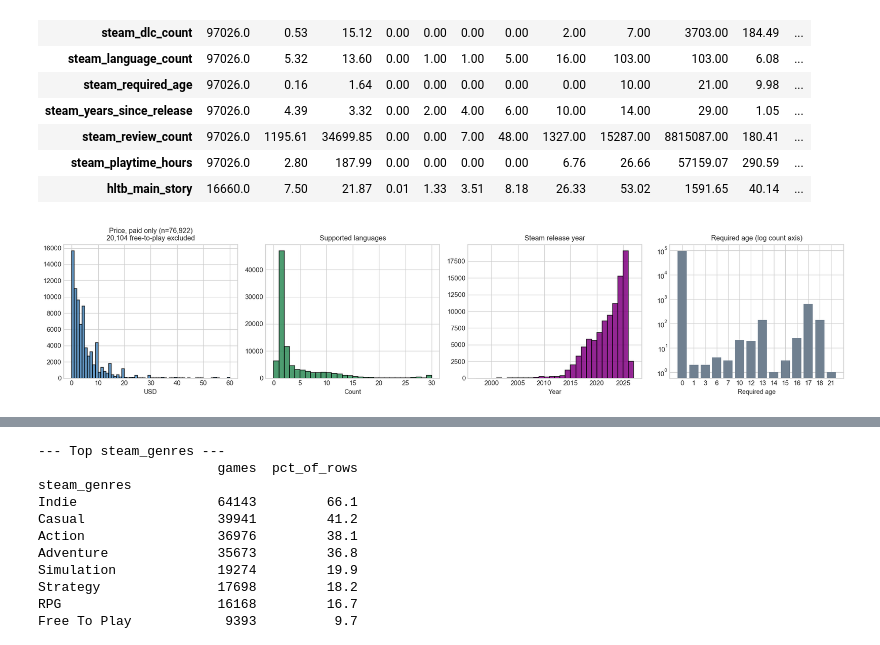
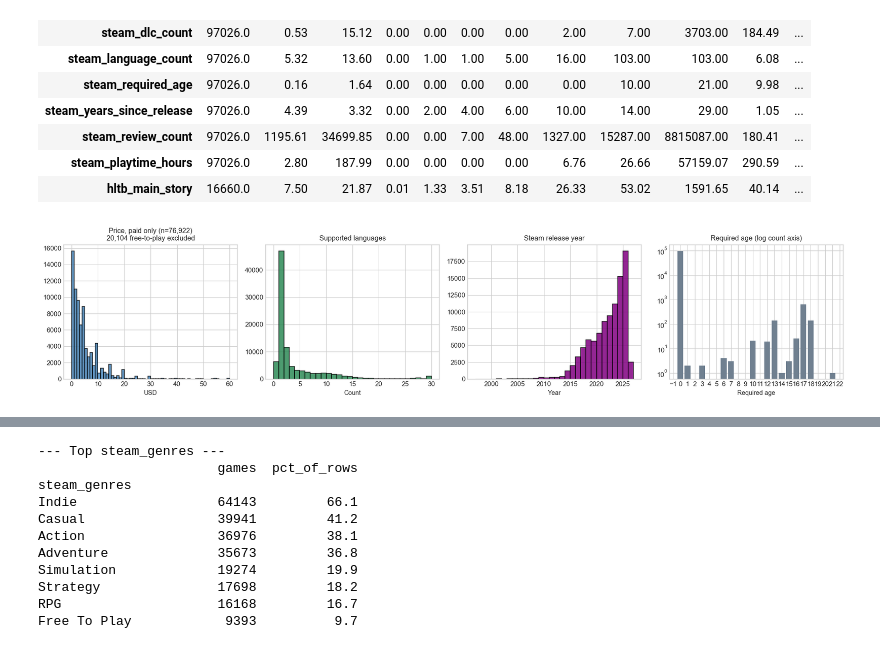
Before and after one commit to SinYang13/IS630, a Jupyter notebook: notebooks/01_eda.ipynb, the cells around one changed output, grey strips where cells are left out. Drawn from its saved outputs; the diff is of its cells as text; code cells hidden in the pictures.

```diff
--- a/notebooks/01_eda.ipynb
+++ b/notebooks/01_eda.ipynb
@@ -171,31 +189,33 @@ desc.round(2)
 | steam_playtime_hours | 97026.0 | 2.80 | 187.99 | 0.00 | 0.00 | 0.00 | 0.00 | 6.76 | 26.66 | 57159.07 | 290.59 | ... |
 | hltb_main_story | 16660.0 | 7.50 | 21.87 | 0.01 | 1.33 | 3.51 | 8.18 | 26.33 | 53.02 | 1591.65 | 40.14 | ... |
 # %%
+from matplotlib.ticker import MultipleLocator
 # Variables that need no transformation
 fig, axes = plt.subplots(1, 4, figsize=(17, 3.8))
 
 paid = df.loc[df["steam_price"] > 0, "steam_price"]
 axes[0].hist(paid, bins=60, range=(0, 60), color="steelblue", edgecolor="black", alpha=0.85)
 axes[0].set_title(f"Price, paid only (n={len(paid):,})\n{(df['steam_price'] == 0).sum():,} free-to-play excluded")
 axes[0].set_xlabel("USD")
 
 axes[1].hist(df["steam_language_count"], bins=range(0, 31), color="seagreen", edgecolor="black", alpha=0.85)
 axes[1].set_title("Supported languages")
 axes[1].set_xlabel("Count")
 
 yrs = df["steam_year"].dropna()
 axes[2].hist(yrs, bins=range(int(yrs.min()), int(yrs.max()) + 2), color="purple", edgecolor="black", alpha=0.85)
 axes[2].set_title("Steam release year")
 axes[2].set_xlabel("Year")
 
 age = df["steam_required_age"].value_counts().sort_index()
-axes[3].bar(age.index.astype(str), age.values, color="slategray")
+axes[3].bar(age.index, age.values, color="slategray")
+axes[3].xaxis.set_major_locator(MultipleLocator(1))
 axes[3].set_yscale("log")
 axes[3].set_title("Required age (log count axis)")
 axes[3].set_xlabel("Required age")
 
 plt.tight_layout()
 save_fig(fig, "01_q1_variables_untransformed")
 plt.show()
 # %% [output]
-[figure, old version]
+[figure, new version]
```
Also changed, not shown: parts of 47 cells of this notebook, 11 other files.
